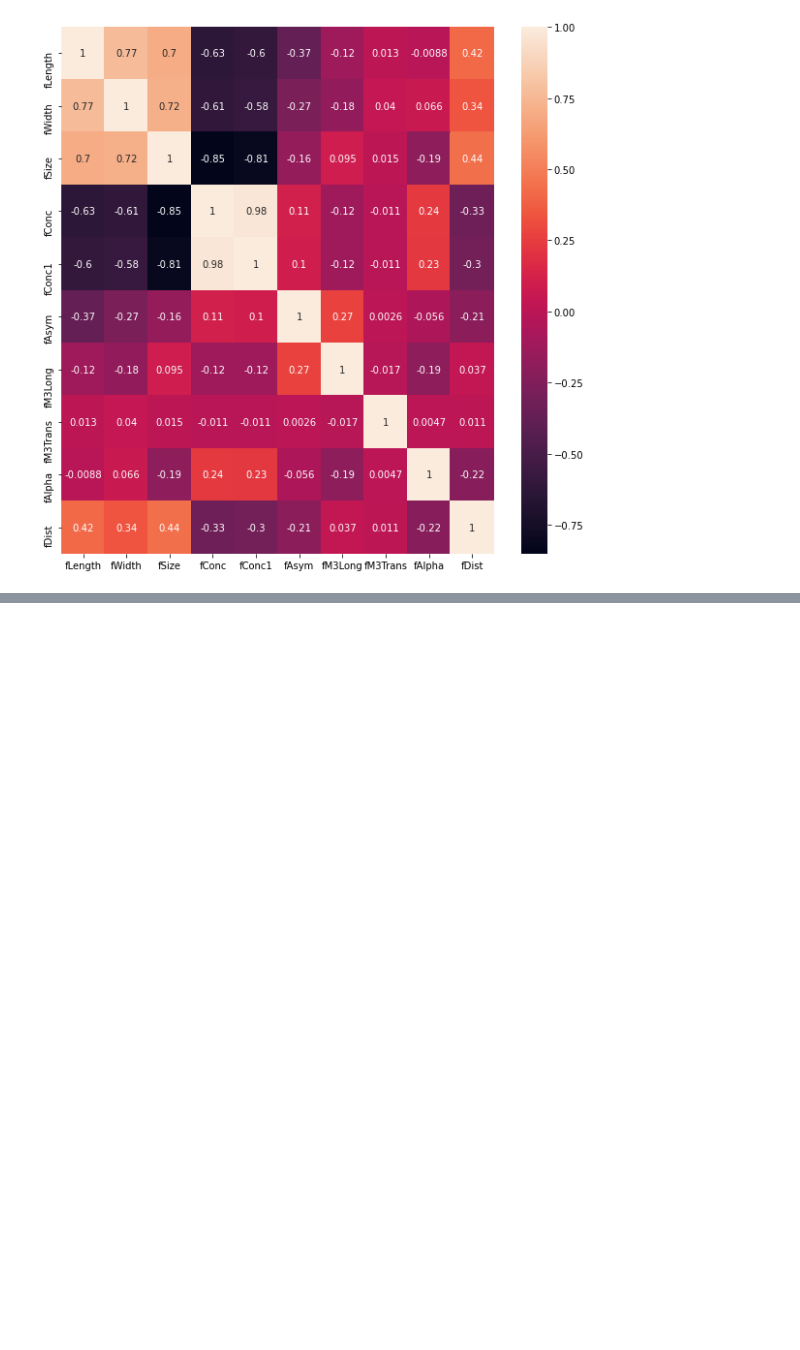
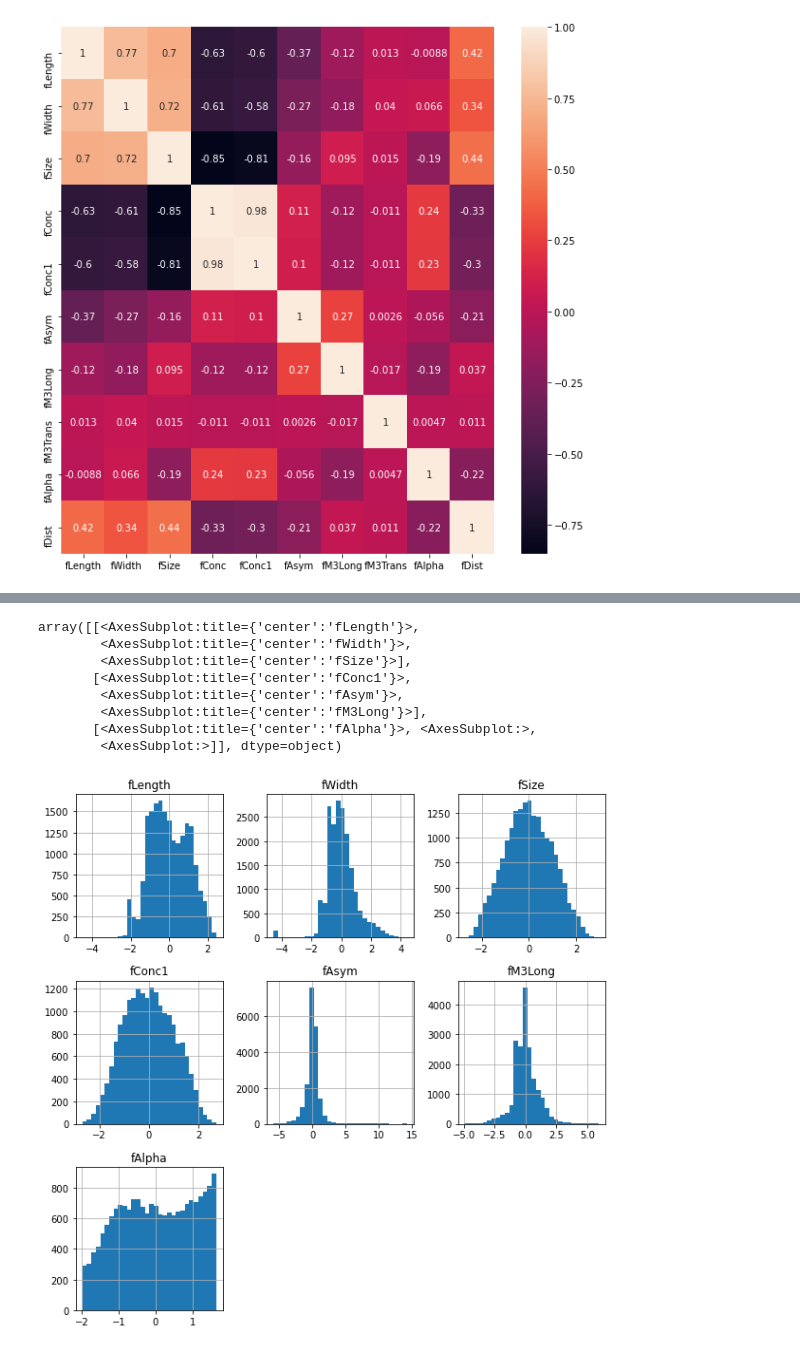
Before and after one commit to byahn2/MagicDatamining, a Jupyter notebook: viz.ipynb, the cells around one changed output, grey strips where cells are left out. Saved outputs shown, nothing was run; the diff lists cells and outputs as text; code cells hidden in the pictures; blank space fills up the shorter version.

Commit message:
unskewed distributions other than fAlpha

```diff
--- a/viz.ipynb
+++ b/viz.ipynb
@@ -22,6 +24,7 @@ cols = (
 filename = "magic04.data"
 
 df = pd.read_csv(filename, names=cols)
+xdf = df.drop("class", axis=1)
 # %%
 df.head()
 # %% [output]
@@ -62,0 +61,10 @@ df.plot.scatter("fM3Trans", "fConc1")
+# %%
+nonskewedcols = []
+for col in xdf.columns:
+    thisskew = skew(xdf[col])
+    print(col, thisskew)
+    if np.abs(thisskew) < 0.5:
+        nonskewedcols.append(col)
+nonskewedcols
+skew_xdf = xdf.drop(nonskewedcols, axis=1)
+skew_xdf.head()
@@ -62,0 +88,18 @@ df.plot.scatter("fM3Trans", "fConc1")
+# %%
+pt = PowerTransformer(method="yeo-johnson", standardize=True)
+unskew_xdf = pd.DataFrame(
+    pt.fit_transform(skew_xdf),
+    columns=skew_xdf.columns,
+)
+# %%
+unskew_xdf.hist(figsize=(10, 10), bins=30)
+# %% [output]
+array([[<AxesSubplot:title={'center':'fLength'}>,
+        <AxesSubplot:title={'center':'fWidth'}>,
+        <AxesSubplot:title={'center':'fSize'}>],
+       [<AxesSubplot:title={'center':'fConc1'}>,
+        <AxesSubplot:title={'center':'fAsym'}>,
+        <AxesSubplot:title={'center':'fM3Long'}>],
+       [<AxesSubplot:title={'center':'fAlpha'}>, <AxesSubplot:>,
+        <AxesSubplot:>]], dtype=object)
+[figure, added]
```
Also changed, not shown: parts of 5 cells of this notebook, 1 other file.
